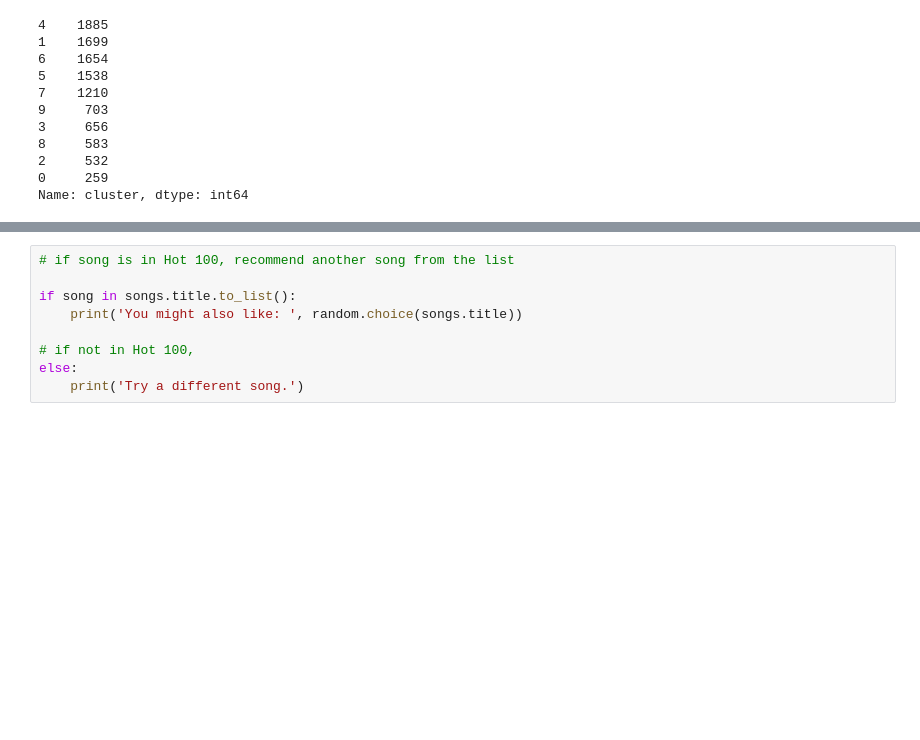
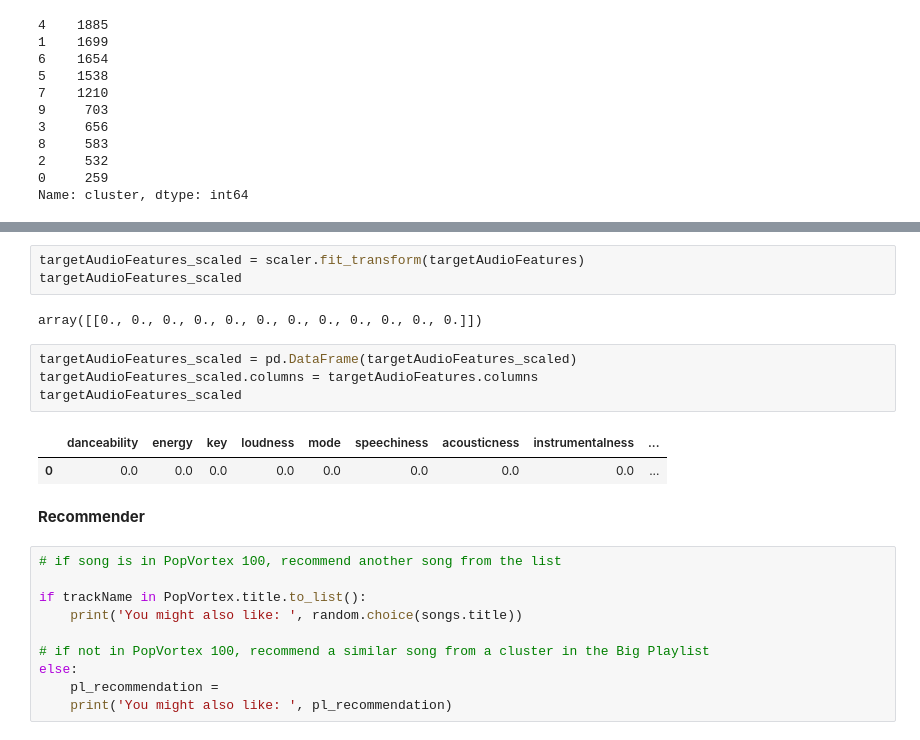
Before and after one commit to liutianxuan/lab-unsupervised-learning-intro, a Jupyter notebook: lab-unsupervised-learning-intro.ipynb, the cells around one changed output, grey strips where cells are left out. Saved outputs shown, nothing was run; the diff lists cells and outputs as text; blank space fills up the shorter version.

Commit message:
GNOD project without final recommendation completed.

```diff
--- a/lab-unsupervised-learning-intro.ipynb
+++ b/lab-unsupervised-learning-intro.ipynb
@@ -338,9 +331,24 @@ array([[0., 0., 0., 0., 0., 0., 0., 0., 0., 0., 0., 0.]])
+# %%
+targetAudioFeatures_scaled = scaler.fit_transform(targetAudioFeatures)
+targetAudioFeatures_scaled
+# %% [output]
+array([[0., 0., 0., 0., 0., 0., 0., 0., 0., 0., 0., 0.]])
+# %%
+targetAudioFeatures_scaled = pd.DataFrame(targetAudioFeatures_scaled)
+targetAudioFeatures_scaled.columns = targetAudioFeatures.columns
+targetAudioFeatures_scaled
+# %% [output]
+|  | danceability | energy | key | loudness | mode | speechiness | acousticness | instrumentalness | ... |
+| 0 | 0.0 | 0.0 | 0.0 | 0.0 | 0.0 | 0.0 | 0.0 | 0.0 | ... |
+# %% [markdown]
+**Recommender**
 # %%
-# if song is in Hot 100, recommend another song from the list
+# if song is in PopVortex 100, recommend another song from the list
 
-if song in songs.title.to_list():
+if trackName in PopVortex.title.to_list():
     print('You might also like: ', random.choice(songs.title))
 
-# if not in Hot 100,
+# if not in PopVortex 100, recommend a similar song from a cluster in the Big Playlist
 else:
-    print('Try a different song.')
+    pl_recommendation =
+    print('You might also like: ', pl_recommendation)
```
Also changed, not shown: parts of 28 cells of this notebook, 1 other file.
